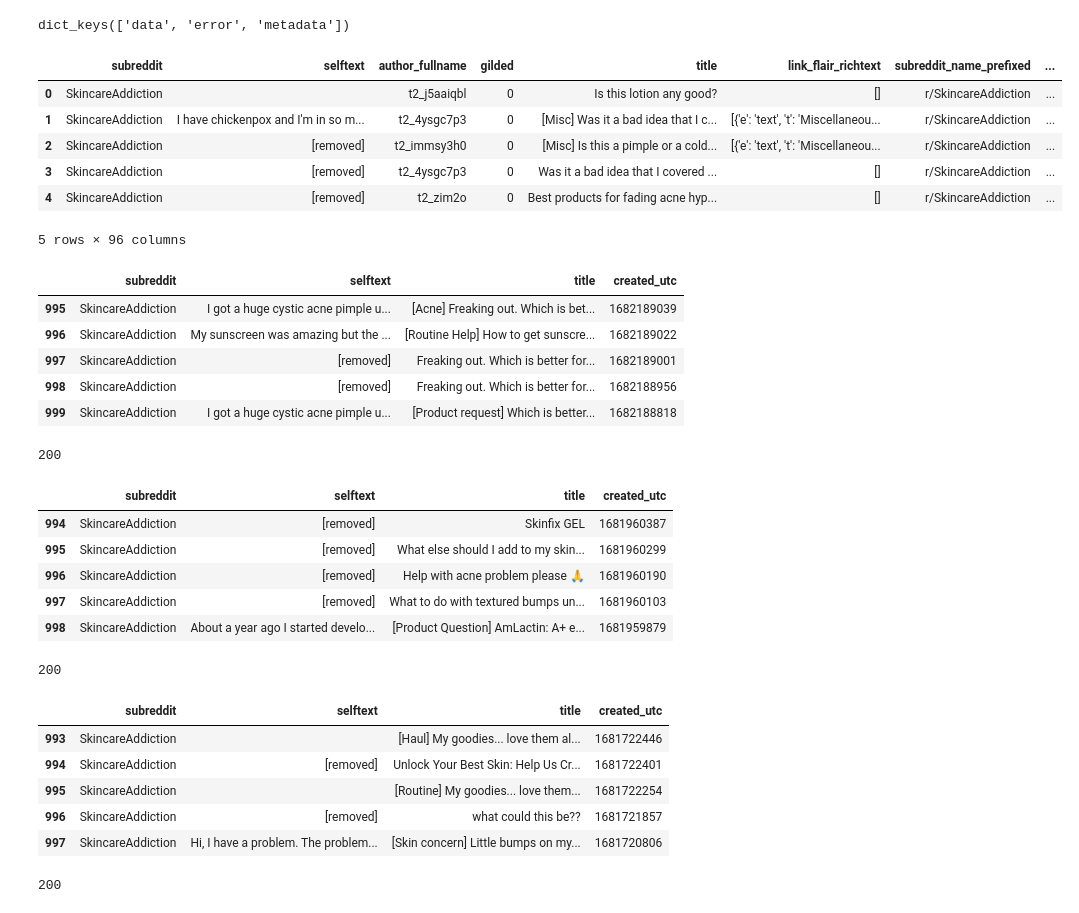
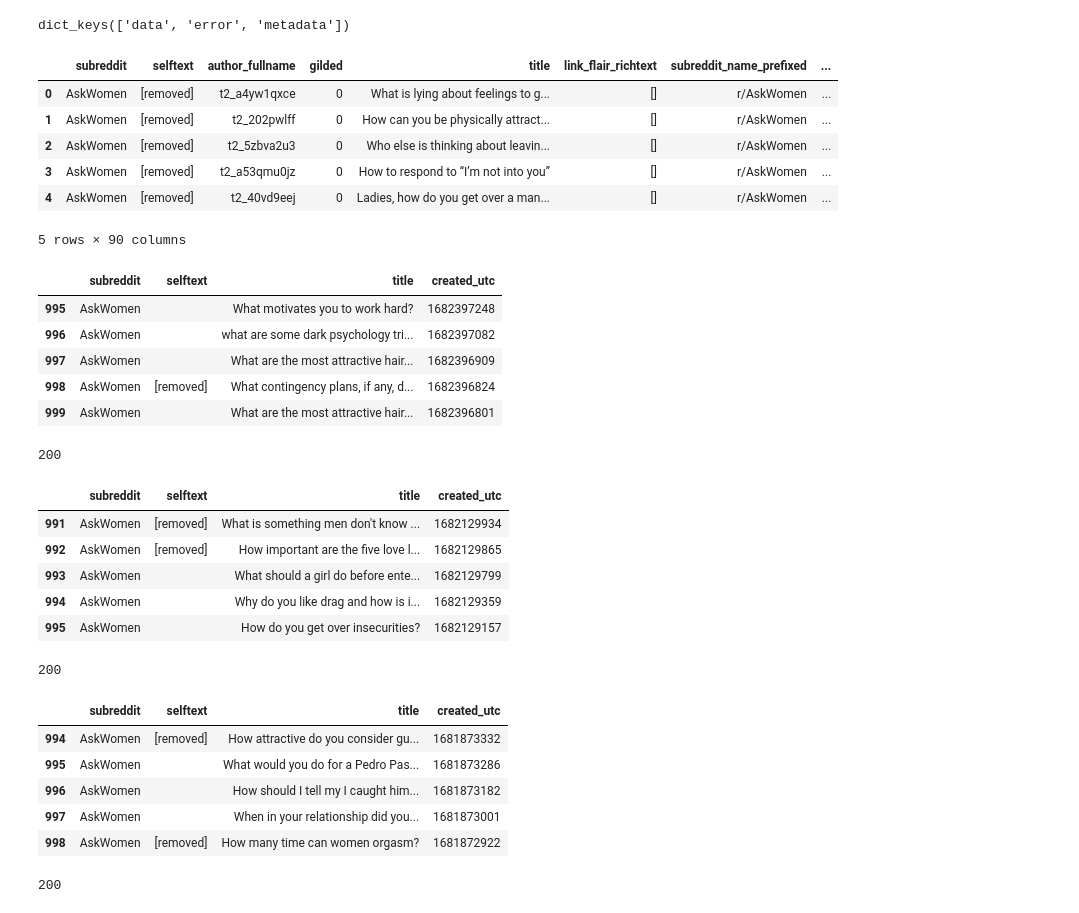
Before and after one commit to vedapatel99/Reddit-NLP, a Jupyter notebook: notebooks/01_data_collection.ipynb, the cells around one changed output. Cells and saved outputs as stored; diff of their text form; code cells hidden in the pictures.

```diff
--- a/notebooks/01_data_collection.ipynb
+++ b/notebooks/01_data_collection.ipynb
@@ -6,13 +10,13 @@ import requests
 # pushshift pulls most recent but you can go back in time with data collection
 
 url = "https://api.pushshift.io/reddit/search/submission"
-params1_skin= {
-    "subreddit": "SkincareAddiction",
+params1_women= {
+    "subreddit": "AskWomen",
     "limit": 1000
 }
 # %%
-res1_skin= requests.get(url, params1_skin)
-res1_skin.status_code
+res1_women= requests.get(url, params1_women)
+res1_women.status_code
 # %% [output]
 200
 # %%
@@ -20,23 +24,23 @@ res1_skin.json().keys()
 # %% [output]
 dict_keys(['data', 'error', 'metadata'])
 # %%
-skin1 = pd.DataFrame(res1_skin.json()['data'])
-skin1.head()
+women1 = pd.DataFrame(res1_women.json()['data'])
+women1.head()
 # %% [output]
 |  | subreddit | selftext | author_fullname | gilded | title | link_flair_richtext | subreddit_name_prefixed | ... |
-| 0 | SkincareAddiction |  | t2_j5aaiqbl | 0 | Is this lotion any good? | [] | r/SkincareAddiction | ... |
-| 1 | SkincareAddiction | I have chickenpox and I'm in so m... | t2_4ysgc7p3 | 0 | [Misc] Was it a bad idea that I c... | [{'e': 'text', 't': 'Miscellaneou... | r/SkincareAddiction | ... |
-| 2 | SkincareAddiction | [removed] | t2_immsy3h0 | 0 | [Misc] Is this a pimple or a cold... | [{'e': 'text', 't': 'Miscellaneou... | r/SkincareAddiction | ... |
-| 3 | SkincareAddiction | [removed] | t2_4ysgc7p3 | 0 | Was it a bad idea that I covered ... | [] | r/SkincareAddiction | ... |
-| 4 | SkincareAddiction | [removed] | t2_zim2o | 0 | Best products for fading acne hyp... | [] | r/SkincareAddiction | ... |
+| 0 | AskWomen | [removed] | t2_a4yw1qxce | 0 | What is lying about feelings to g... | [] | r/AskWomen | ... |
+| 1 | AskWomen | [removed] | t2_202pwlff | 0 | How can you be physically attract... | [] | r/AskWomen | ... |
+| 2 | AskWomen | [removed] | t2_5zbva2u3 | 0 | Who else is thinking about leavin... | [] | r/AskWomen | ... |
+| 3 | AskWomen | [removed] | t2_a53qmu0jz | 0 | How to respond to “I’m not into you” | [] | r/AskWomen | ... |
+| 4 | AskWomen | [removed] | t2_40vd9eej | 0 | Ladies, how do you get over a man... | [] | r/AskWomen | ... |
-5 rows × 96 columns
+5 rows × 90 columns
 # %%
-skin1[['subreddit', 'selftext', 'title', 'created_utc']].tail()
+women1[['subreddit', 'selftext', 'title', 'created_utc']].tail()
 # %% [output]
 |  | subreddit | selftext | title | created_utc |
-| 995 | SkincareAddiction | I got a huge cystic acne pimple u... | [Acne] Freaking out. Which is bet... | 1682189039 |
-| 996 | SkincareAddiction | My sunscreen was amazing but the ... | [Routine Help] How to get sunscre... | 1682189022 |
-| 997 | SkincareAddiction | [removed] | Freaking out. Which is better for... | 1682189001 |
-| 998 | SkincareAddiction | [removed] | Freaking out. Which is better for... | 1682188956 |
-| 999 | SkincareAddiction | I got a huge cystic acne pimple u... | [Product request] Which is better... | 1682188818 |
+| 995 | AskWomen |  | What motivates you to work hard? | 1682397248 |
+| 996 | AskWomen |  | what are some dark psychology tri... | 1682397082 |
+| 997 | AskWomen |  | What are the most attractive hair... | 1682396909 |
+| 998 | AskWomen | [removed] | What contingency plans, if any, d... | 1682396824 |
+| 999 | AskWomen |  | What are the most attractive hair... | 1682396801 |
 # %%
@@ -51,13 +55,13 @@ res2_skin.status_code
 # %% [output]
 200
 # %%
-skin2 = pd.DataFrame(res2_skin.json()['data'])
-skin2[['subreddit', 'selftext', 'title', 'created_utc']].tail()
+women2 = pd.DataFrame(res2_women.json()['data'])
+women2[['subreddit', 'selftext', 'title', 'created_utc']].tail()
 # %% [output]
 |  | subreddit | selftext | title | created_utc |
-| 994 | SkincareAddiction | [removed] | Skinfix GEL | 1681960387 |
-| 995 | SkincareAddiction | [removed] | What else should I add to my skin... | 1681960299 |
-| 996 | SkincareAddiction | [removed] | Help with acne problem please 🙏 | 1681960190 |
-| 997 | SkincareAddiction | [removed] | What to do with textured bumps un... | 1681960103 |
-| 998 | SkincareAddiction | About a year ago I started develo... | [Product Question] AmLactin: A+ e... | 1681959879 |
+| 991 | AskWomen | [removed] | What is something men don't know ... | 1682129934 |
+| 992 | AskWomen | [removed] | How important are the five love l... | 1682129865 |
+| 993 | AskWomen |  | What should a girl do before ente... | 1682129799 |
+| 994 | AskWomen |  | Why do you like drag and how is i... | 1682129359 |
+| 995 | AskWomen |  | How do you get over insecurities? | 1682129157 |
 # %%
@@ -72,13 +76,13 @@ res3_skin.status_code
 # %% [output]
 200
 # %%
-skin3 = pd.DataFrame(res3_skin.json()['data'])
-skin3[['subreddit', 'selftext', 'title', 'created_utc']].tail()
+women3 = pd.DataFrame(res3_women.json()['data'])
+women3[['subreddit', 'selftext', 'title', 'created_utc']].tail()
 # %% [output]
 |  | subreddit | selftext | title | created_utc |
-| 993 | SkincareAddiction |  | [Haul] My goodies... love them al... | 1681722446 |
-| 994 | SkincareAddiction | [removed] | Unlock Your Best Skin: Help Us Cr... | 1681722401 |
-| 995 | SkincareAddiction |  | [Routine] My goodies... love them... | 1681722254 |
-| 996 | SkincareAddiction | [removed] | what could this be?? | 1681721857 |
-| 997 | SkincareAddiction | Hi, I have a problem. The problem... | [Skin concern] Little bumps on my... | 1681720806 |
+| 994 | AskWomen | [removed] | How attractive do you consider gu... | 1681873332 |
+| 995 | AskWomen |  | What would you do for a Pedro Pas... | 1681873286 |
+| 996 | AskWomen |  | How should I tell my I caught him... | 1681873182 |
+| 997 | AskWomen |  | When in your relationship did you... | 1681873001 |
+| 998 | AskWomen | [removed] | How many time can women orgasm? | 1681872922 |
 # %%
```
Also changed, not shown: parts of 39 cells of this notebook.
